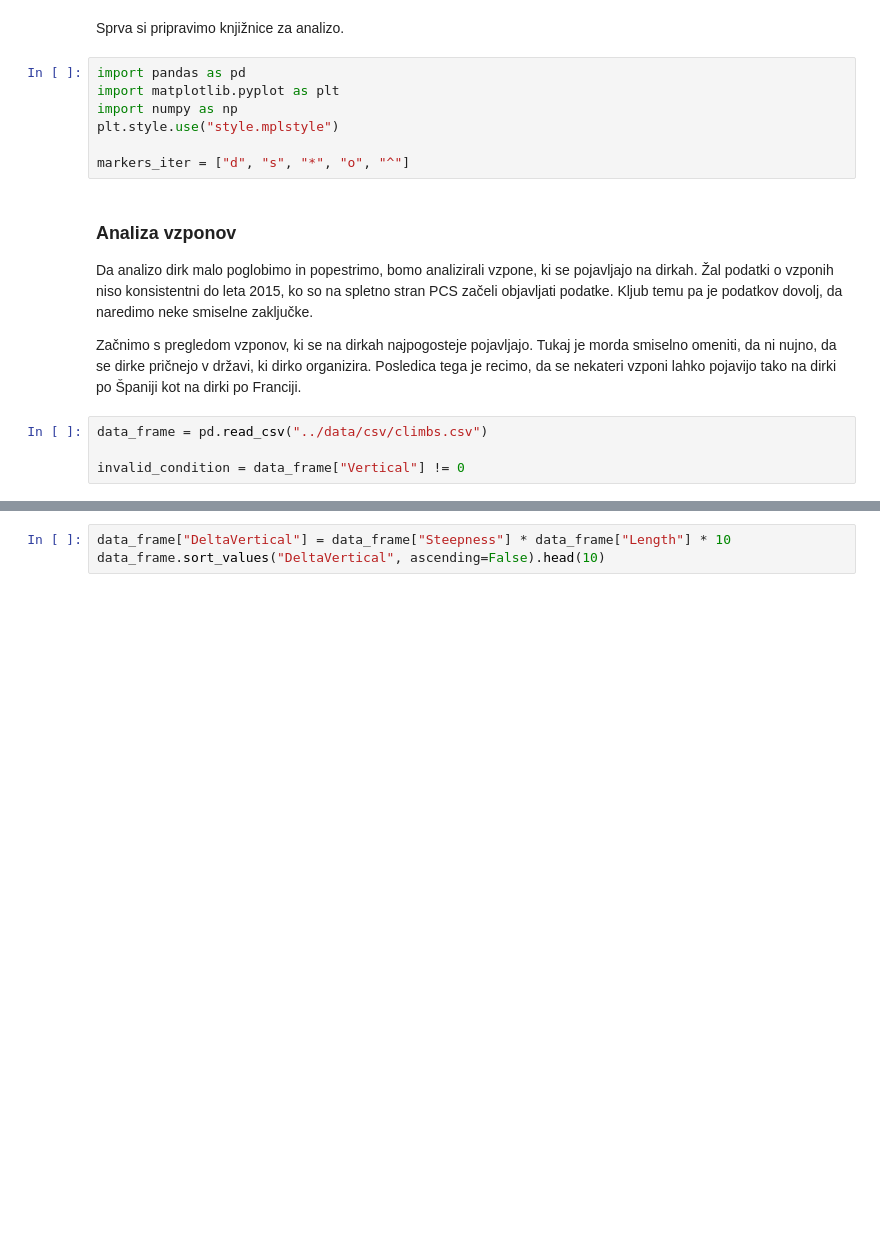
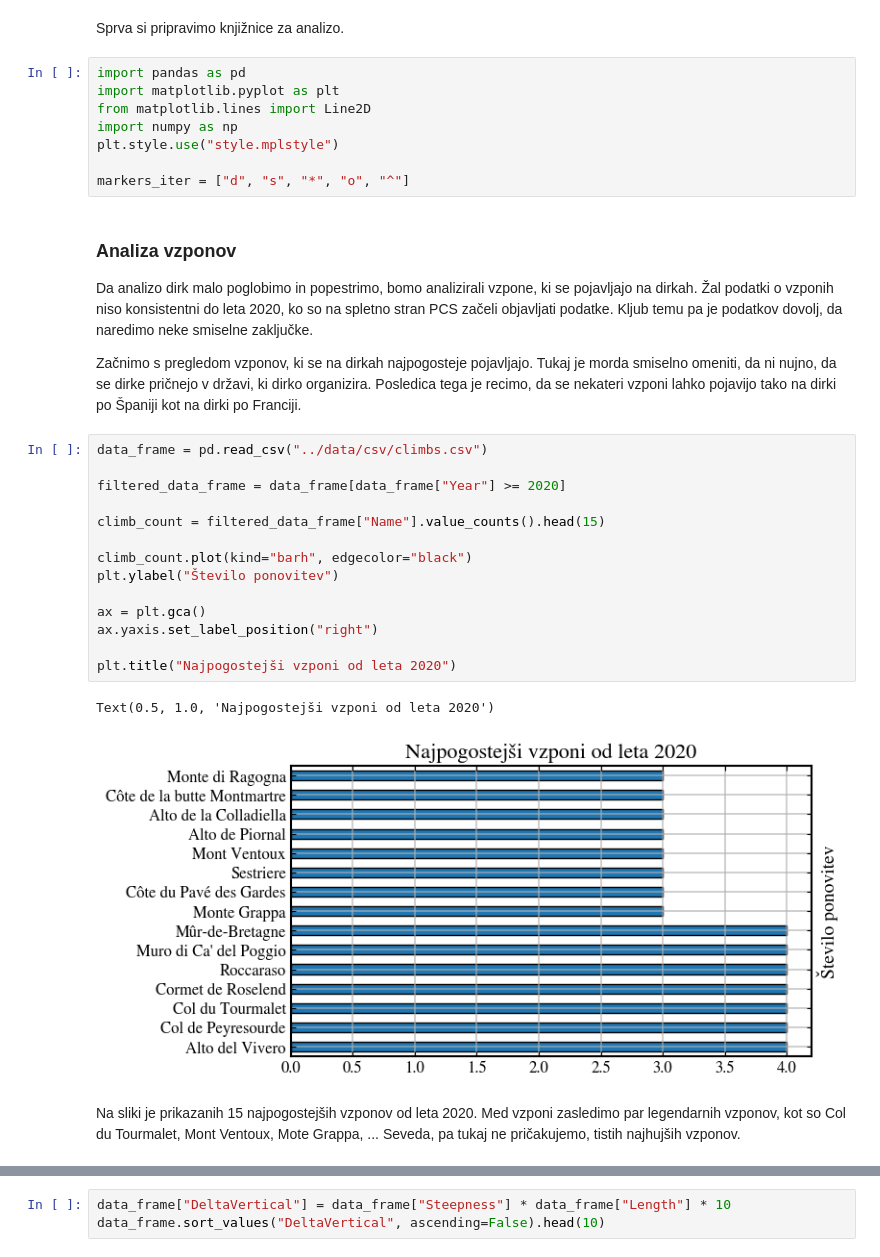
Before and after one commit to ziga-vaupotic/uvp-projektna, a Jupyter notebook: analyses/analiza-dirk.ipynb, the cells around one changed output, grey strips where cells are left out. Drawn from its saved outputs; the diff is of its cells as text; blank space fills up the shorter version.

```diff
--- a/analyses/analiza-dirk.ipynb
+++ b/analyses/analiza-dirk.ipynb
@@ -7,17 +7,33 @@ Sprva si pripravimo knjižnice za analizo.
 # %%
 import pandas as pd
 import matplotlib.pyplot as plt
+from matplotlib.lines import Line2D
 import numpy as np
 plt.style.use("style.mplstyle")
 
 markers_iter = ["d", "s", "*", "o", "^"]
 # %% [markdown]
 ### Analiza vzponov ###
-Da analizo dirk malo poglobimo in popestrimo, bomo analizirali vzpone, ki se pojavljajo na dirkah. Žal podatki o vzponih niso konsistentni do leta 2015, ko so na spletno stran PCS začeli objavljati podatke. Kljub temu pa je podatkov dovolj, da naredimo neke smiselne zaključke.
+Da analizo dirk malo poglobimo in popestrimo, bomo analizirali vzpone, ki se pojavljajo na dirkah. Žal podatki o vzponih niso konsistentni do leta 2020, ko so na spletno stran PCS začeli objavljati podatke. Kljub temu pa je podatkov dovolj, da naredimo neke smiselne zaključke.
 
 Začnimo s pregledom vzponov, ki se na dirkah najpogosteje pojavljajo. Tukaj je morda smiselno omeniti, da ni nujno, da se dirke pričnejo v državi, ki dirko organizira. Posledica tega je recimo, da se nekateri vzponi lahko pojavijo tako na dirki po Španiji kot na dirki po Franciji.
 # %%
 data_frame = pd.read_csv("../data/csv/climbs.csv")
 
-invalid_condition = data_frame["Vertical"] != 0
+filtered_data_frame = data_frame[data_frame["Year"] >= 2020]
+
+climb_count = filtered_data_frame["Name"].value_counts().head(15)
+
+climb_count.plot(kind="barh", edgecolor="black")
+plt.ylabel("Število ponovitev")
+
+ax = plt.gca()
+ax.yaxis.set_label_position("right")
+
+plt.title("Najpogostejši vzponi od leta 2020")
+# %% [output]
+Text(0.5, 1.0, 'Najpogostejši vzponi od leta 2020')
+[figure, added]
+# %% [markdown]
+Na sliki je prikazanih 15 najpogostejših vzponov od leta 2020. Med vzponi zasledimo par legendarnih vzponov, kot so Col du Tourmalet, Mont Ventoux, Mote Grappa, ... Seveda, pa tukaj ne pričakujemo, tistih najhujših vzponov.
 # %% [markdown]
```
Also changed, not shown: parts of 11 cells of this notebook, 5 other files.
